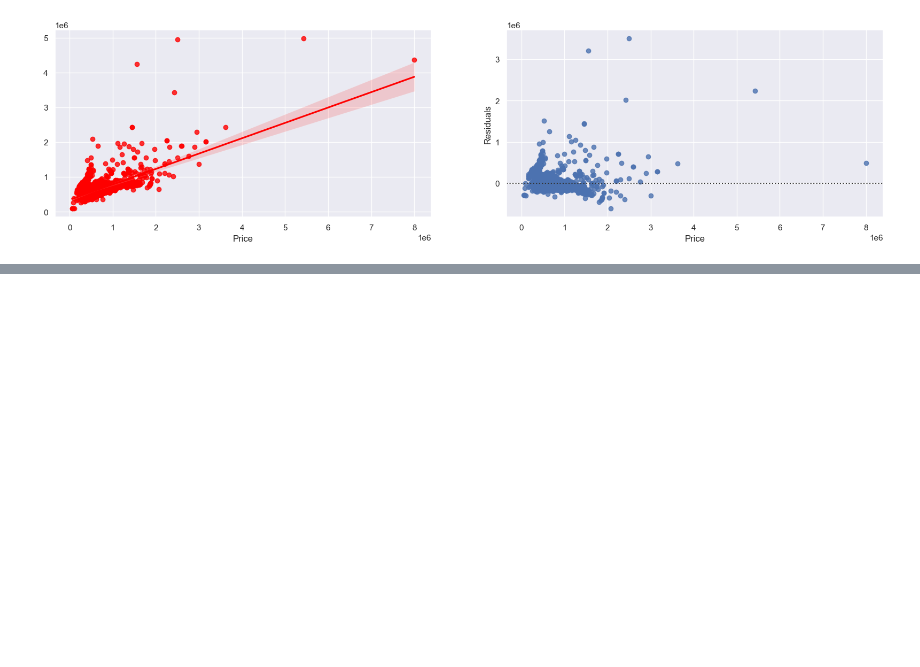
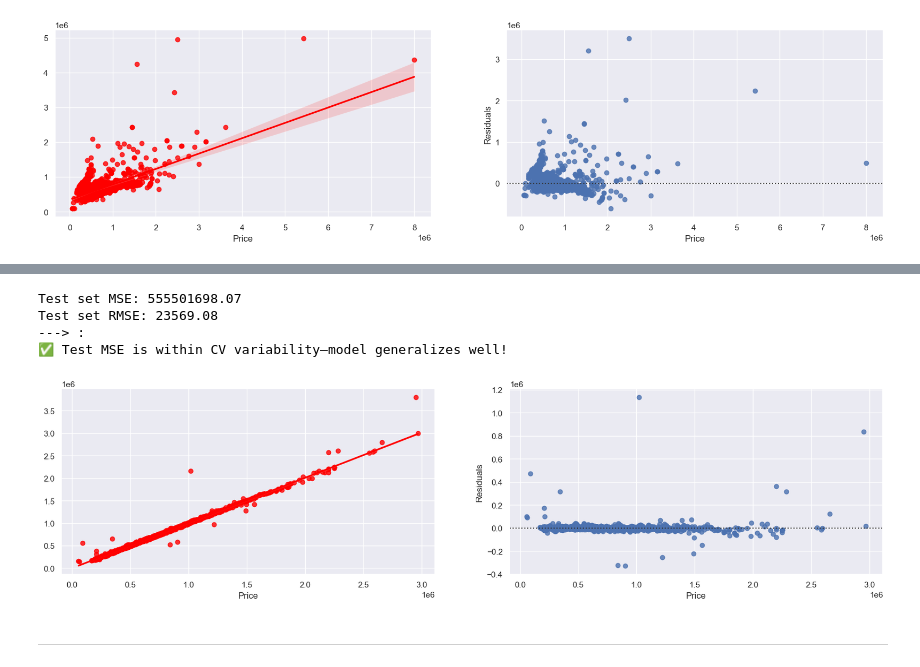
Before and after one commit to omars1234/Home_Prices_analysis, a Jupyter notebook: Home_Price_ML.ipynb, the cells around one changed output, grey strips where cells are left out. Cells and saved outputs as stored; diff of their text form; code cells hidden in the pictures; blank space fills up the shorter version.

```diff
--- a/Home_Price_ML.ipynb
+++ b/Home_Price_ML.ipynb
@@ -707,0 +706,3 @@ plt.ylabel("Residuals");
+# %%
+new_df=df_copy.copy()
+new_df.head()
@@ -707,0 +716,3 @@ plt.ylabel("Residuals");
+# %%
+new_df=new_df.drop(["Date","Bedrooms"],axis=1)
+new_df.head()
@@ -707,0 +926,31 @@ plt.ylabel("Residuals");
+# %%
+best_model.fit(X_train, y_train)
+best_model_y_pred = best_model.predict(X_val)
+final_mse = mean_squared_error(y_val, best_model_y_pred)
+final_rmse = np.sqrt(final_mse)
+
+print("Test set MSE:", round(final_mse, 2))
+print("Test set RMSE:", round(final_rmse, 2))
+print("---> :")
+threshold = mean_mse_scores + std_mse_scores
+if final_mse <= threshold:
+    print("✅ Test MSE is within CV variability—model generalizes well!")
+else:
+    print("⚠️ Test MSE exceeds CV range—review for overfitting or data mismatch.")
+# %% [output]
+Test set MSE: 555501698.07
+Test set RMSE: 23569.08
+---> :
+✅ Test MSE is within CV variability—model generalizes well!
+# %%
+plt.subplot(221)
+sns.regplot(x=y_val,y=best_model_y_pred,ci=95,color ='red')
+
+plt.subplot(222)
+sns.residplot(x=y_val,y=best_model_y_pred)
+plt.xlabel("Price")
+plt.ylabel("Residuals");
+# %% [output]
+[figure, added]
+# %% [markdown]
+---
```
Also changed, not shown: parts of 12 cells of this notebook, 1 other file.
